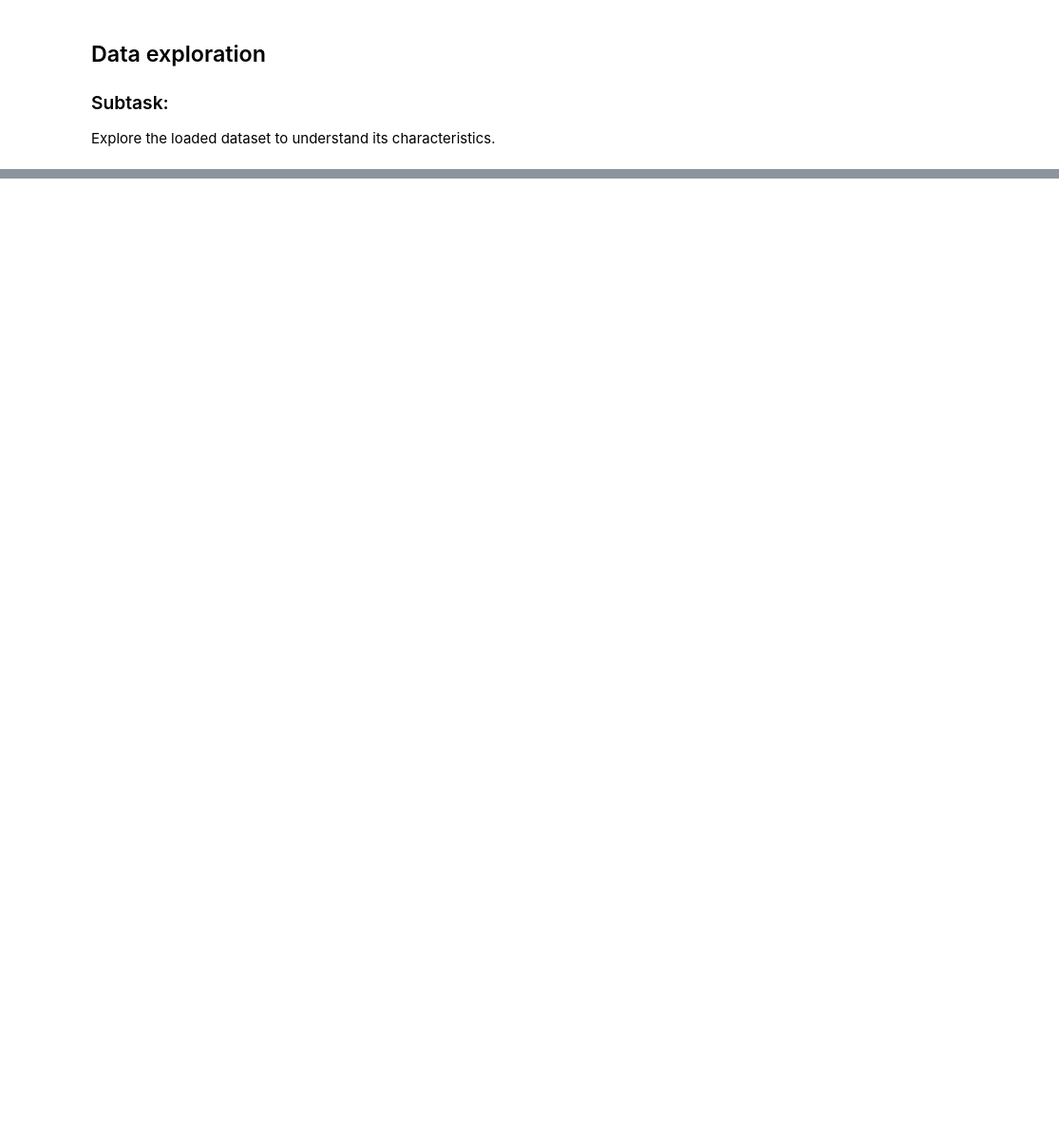
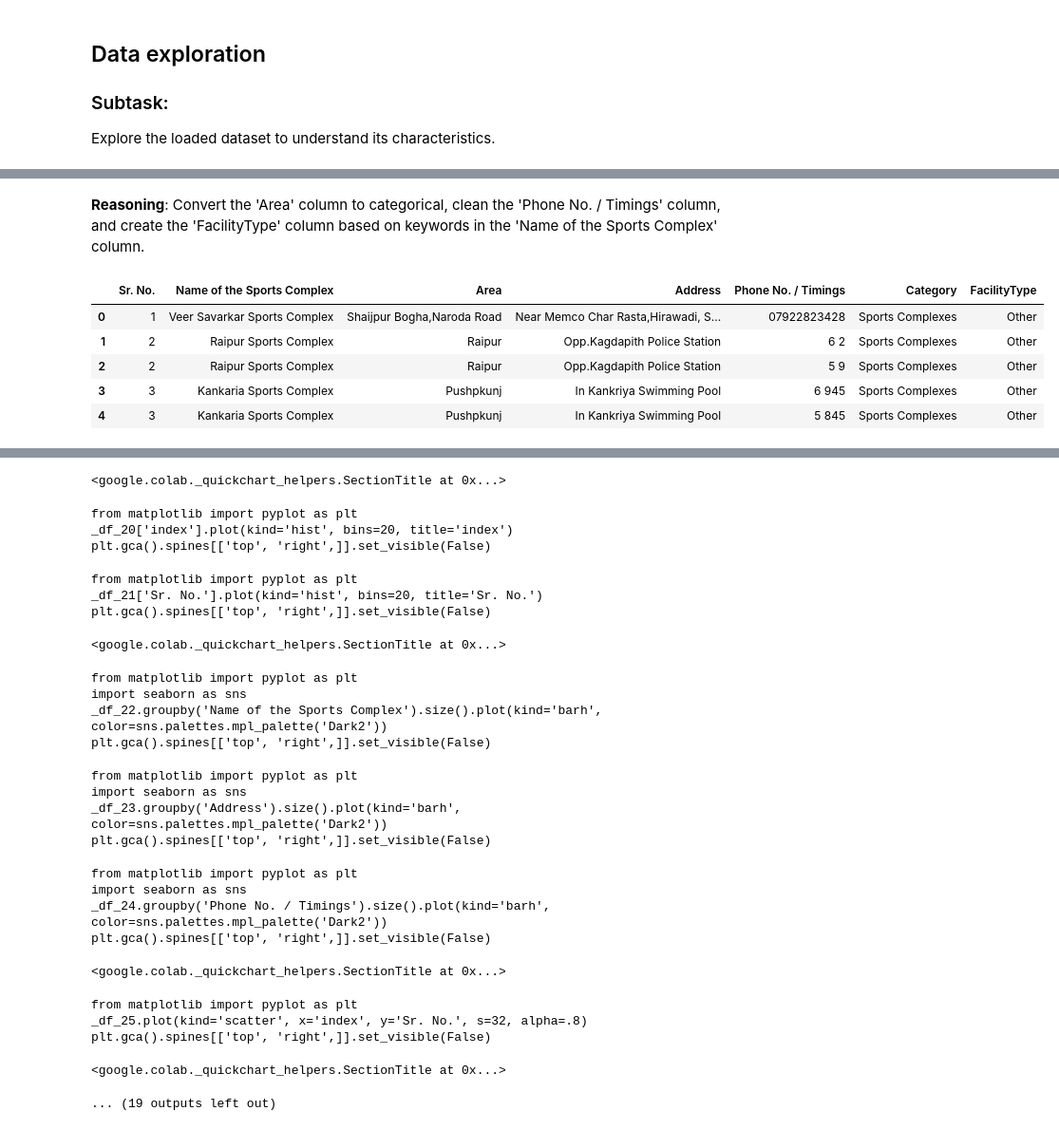
Before and after one commit to Ishita95-harvad/Sports_and_Recreation_Ahmedabad-Smart-City-Project-India-.ipynb, a Jupyter notebook: Sports_and_Recreation_Ahmedabad_Smart_City_Project_India_.ipynb, the cells around one changed output, grey strips where cells are left out. Shown at 95% size. Cells and saved outputs as stored; diff of their text form; code cells hidden in the pictures; blank space fills up the shorter version.

```diff
--- a/Sports_and_Recreation_Ahmedabad_Smart_City_Project_India_.ipynb
+++ b/Sports_and_Recreation_Ahmedabad_Smart_City_Project_India_.ipynb
@@ -709,0 +268,38 @@ FileUpload(value={}, accept='image/*', description='Upload')
+# %% [markdown]
+**Reasoning**:
+Convert the 'Area' column to categorical, clean the 'Phone No. / Timings' column, and create the 'FacilityType' column based on keywords in the 'Name of the Sports Complex' column.
+# %%
+import pandas as pd
+
+# Convert 'Area' to categorical
+df_cleaned['Area'] = df_cleaned['Area'].astype('category')
+
+# Further clean 'Phone No. / Timings'
+def clean_phone_number_further(text):
+    if pd.isna(text) or isinstance(text, int):  # Handle potential int type
+        return text
+    text = str(text).split('/')[0].split(',')[0].strip()  # Extract the first part of the phone number
+    text = re.sub(r'[^\d\s]', '', text)  # Remove non-numeric characters except space
+    return text
+
+df_cleaned['Phone No. / Timings'] = df_cleaned['Phone No. / Timings'].apply(clean_phone_number_further)
+
+# Create 'FacilityType' column
+keywords = ["Stadium", "Ground", "Pool", "Club", "Arena"]
+def extract_facility_type(name):
+    name = str(name).lower()  # Convert name to lowercase
+    for keyword in keywords:
+        if keyword.lower() in name:
+            return keyword
+    return "Other"
+
+df_cleaned['FacilityType'] = df_cleaned['Name of the Sports Complex'].apply(extract_facility_type)
+
+display(df_cleaned.head())
+# %% [output]
+|  | Sr. No. | Name of the Sports Complex | Area | Address | Phone No. / Timings | Category | FacilityType |
+| 0 | 1 | Veer Savarkar Sports Complex | Shaijpur Bogha,Naroda Road | Near Memco Char Rasta,Hirawadi, S... | 07922823428 | Sports Complexes | Other |
+| 1 | 2 | Raipur Sports Complex | Raipur | Opp.Kagdapith Police Station | 6 2 | Sports Complexes | Other |
+| 2 | 2 | Raipur Sports Complex | Raipur | Opp.Kagdapith Police Station | 5 9 | Sports Complexes | Other |
+| 3 | 3 | Kankaria Sports Complex | Pushpkunj | In Kankriya Swimming Pool | 6 945 | Sports Complexes | Other |
+| 4 | 3 | Kankaria Sports Complex | Pushpkunj | In Kankriya Swimming Pool | 5 845 | Sports Complexes | Other |
@@ -709,0 +307,26 @@ FileUpload(value={}, accept='image/*', description='Upload')
+<google.colab._quickchart_helpers.SectionTitle at 0x...>
+from matplotlib import pyplot as plt
+_df_20['index'].plot(kind='hist', bins=20, title='index')
+plt.gca().spines[['top', 'right',]].set_visible(False)
+from matplotlib import pyplot as plt
+_df_21['Sr. No.'].plot(kind='hist', bins=20, title='Sr. No.')
+plt.gca().spines[['top', 'right',]].set_visible(False)
+<google.colab._quickchart_helpers.SectionTitle at 0x...>
+from matplotlib import pyplot as plt
+import seaborn as sns
+_df_22.groupby('Name of the Sports Complex').size().plot(kind='barh', color=sns.palettes.mpl_palette('Dark2'))
+plt.gca().spines[['top', 'right',]].set_visible(False)
+from matplotlib import pyplot as plt
+import seaborn as sns
+_df_23.groupby('Address').size().plot(kind='barh', color=sns.palettes.mpl_palette('Dark2'))
+plt.gca().spines[['top', 'right',]].set_visible(False)
+from matplotlib import pyplot as plt
+import seaborn as sns
+_df_24.groupby('Phone No. / Timings').size().plot(kind='barh', color=sns.palettes.mpl_palette('Dark2'))
+plt.gca().spines[['top', 'right',]].set_visible(False)
+<google.colab._quickchart_helpers.SectionTitle at 0x...>
+from matplotlib import pyplot as plt
+_df_25.plot(kind='scatter', x='index', y='Sr. No.', s=32, alpha=.8)
+plt.gca().spines[['top', 'right',]].set_visible(False)
+<google.colab._quickchart_helpers.SectionTitle at 0x...>
+... (19 outputs left out)
```
Also changed, not shown: parts of 49 cells of this notebook.
